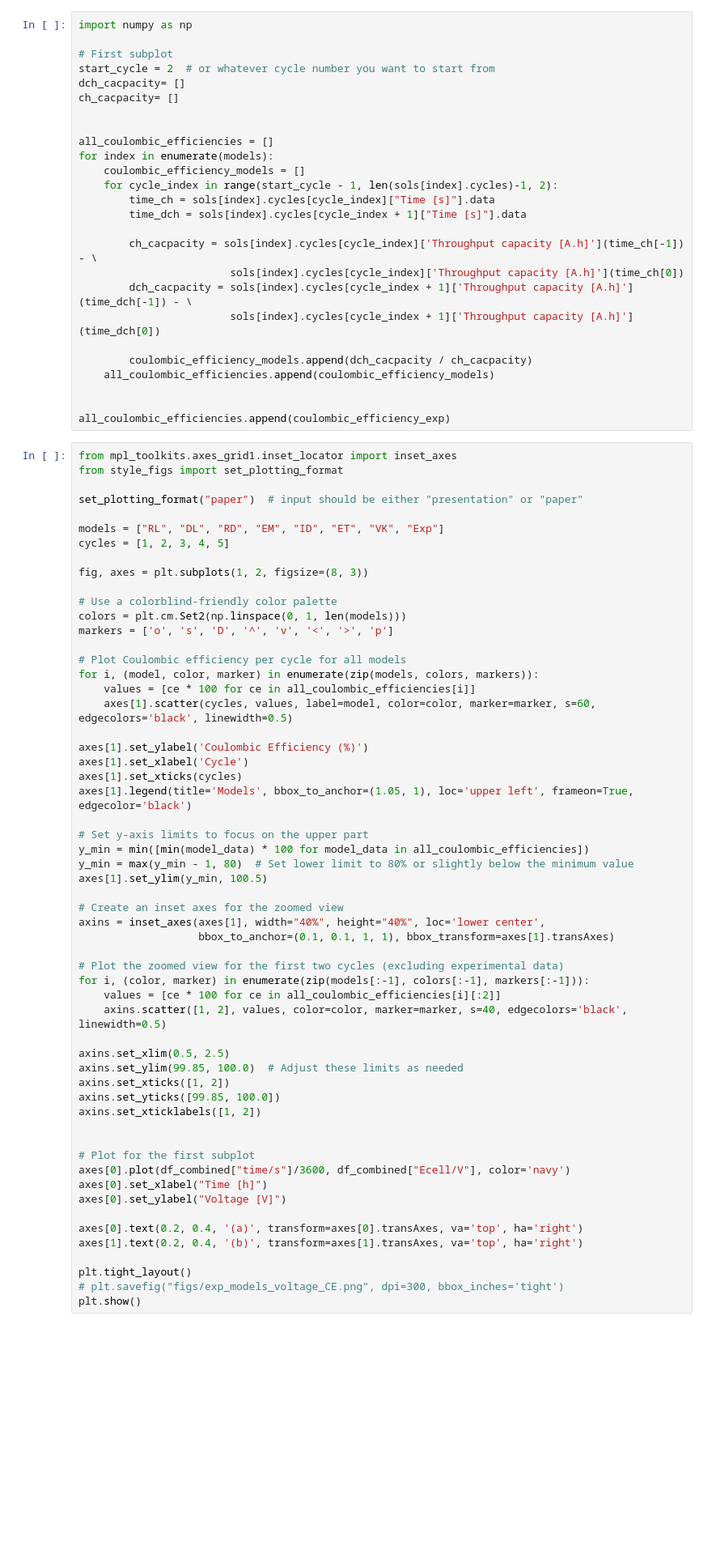
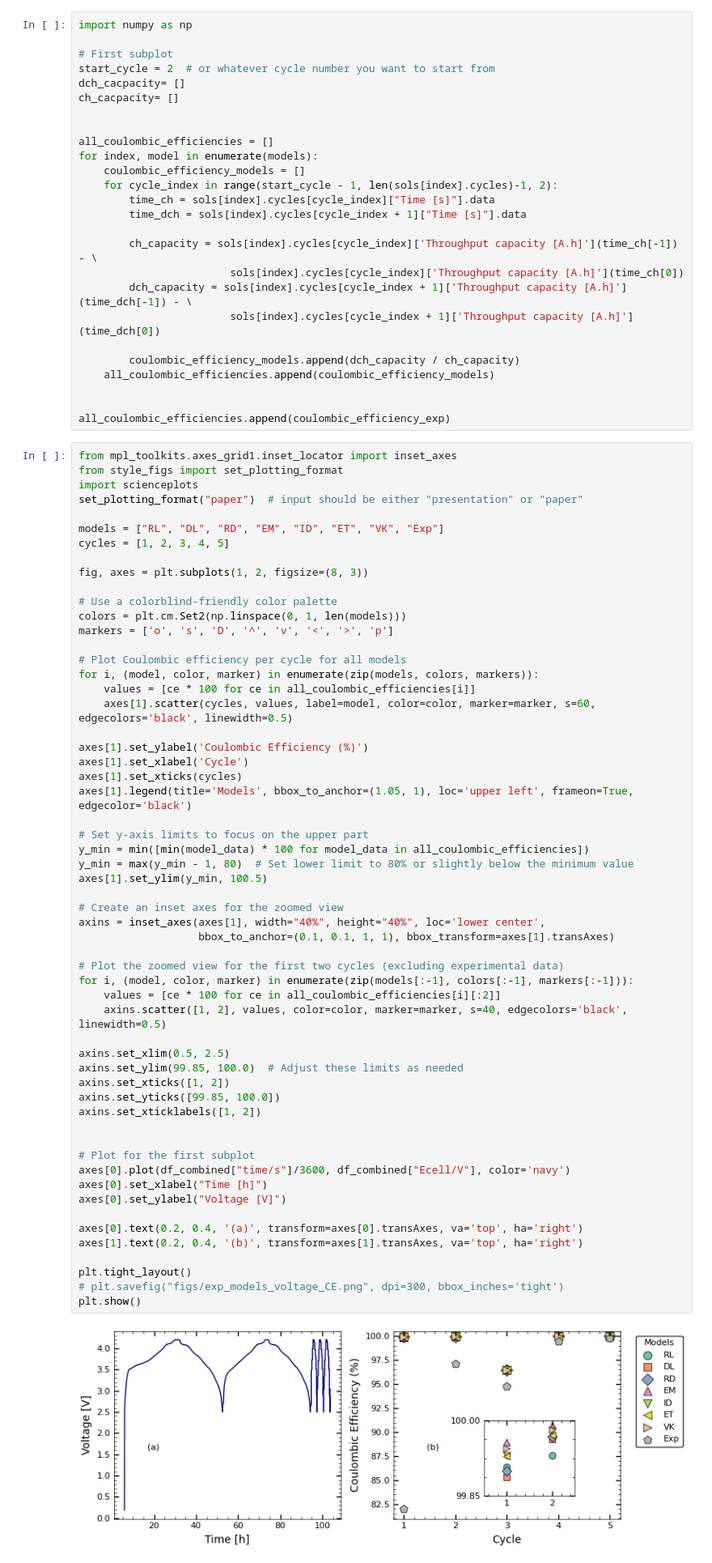
Before and after one commit to mmsg-warwick/zero-dimension-comparison-SEI, a Jupyter notebook: examples/comparsion_exp_models_voltage_CE5.ipynb, the cells around one changed output. Shown at 81% size. Saved outputs shown, nothing was run; the diff lists cells and outputs as text; blank space fills up the shorter version.

```diff
--- a/examples/comparsion_exp_models_voltage_CE5.ipynb
+++ b/examples/comparsion_exp_models_voltage_CE5.ipynb
@@ -138,18 +145,18 @@ ch_cacpacity= []
 
 
 all_coulombic_efficiencies = []
-for index in enumerate(models):
+for index, model in enumerate(models):
     coulombic_efficiency_models = []
     for cycle_index in range(start_cycle - 1, len(sols[index].cycles)-1, 2):
         time_ch = sols[index].cycles[cycle_index]["Time [s]"].data
         time_dch = sols[index].cycles[cycle_index + 1]["Time [s]"].data
 
-        ch_cacpacity = sols[index].cycles[cycle_index]['Throughput capacity [A.h]'](time_ch[-1]) - \
+        ch_capacity = sols[index].cycles[cycle_index]['Throughput capacity [A.h]'](time_ch[-1]) - \
                         sols[index].cycles[cycle_index]['Throughput capacity [A.h]'](time_ch[0])
-        dch_cacpacity = sols[index].cycles[cycle_index + 1]['Throughput capacity [A.h]'](time_dch[-1]) - \
+        dch_capacity = sols[index].cycles[cycle_index + 1]['Throughput capacity [A.h]'](time_dch[-1]) - \
                         sols[index].cycles[cycle_index + 1]['Throughput capacity [A.h]'](time_dch[0])
 
-        coulombic_efficiency_models.append(dch_cacpacity / ch_cacpacity)
+        coulombic_efficiency_models.append(dch_capacity / ch_capacity)
     all_coulombic_efficiencies.append(coulombic_efficiency_models)
 
 
@@ -157,7 +164,7 @@ all_coulombic_efficiencies.append(coulombic_efficiency_exp)
 # %%
 from mpl_toolkits.axes_grid1.inset_locator import inset_axes
 from style_figs import set_plotting_format
-
+import scienceplots
 set_plotting_format("paper")  # input should be either "presentation" or "paper"
 
 models = ["RL", "DL", "RD", "EM", "ID", "ET", "VK", "Exp"]
@@ -183,31 +190,33 @@ axes[1].legend(title='Models', bbox_to_anchor=(1.05, 1), loc='upper left', frame
 y_min = min([min(model_data) * 100 for model_data in all_coulombic_efficiencies])
 y_min = max(y_min - 1, 80)  # Set lower limit to 80% or slightly below the minimum value
 axes[1].set_ylim(y_min, 100.5)
 
 # Create an inset axes for the zoomed view
 axins = inset_axes(axes[1], width="40%", height="40%", loc='lower center',
                    bbox_to_anchor=(0.1, 0.1, 1, 1), bbox_transform=axes[1].transAxes)
 
 # Plot the zoomed view for the first two cycles (excluding experimental data)
-for i, (color, marker) in enumerate(zip(models[:-1], colors[:-1], markers[:-1])):
+for i, (model, color, marker) in enumerate(zip(models[:-1], colors[:-1], markers[:-1])):
     values = [ce * 100 for ce in all_coulombic_efficiencies[i][:2]]
     axins.scatter([1, 2], values, color=color, marker=marker, s=40, edgecolors='black', linewidth=0.5)
 
 axins.set_xlim(0.5, 2.5)
 axins.set_ylim(99.85, 100.0)  # Adjust these limits as needed
 axins.set_xticks([1, 2])
 axins.set_yticks([99.85, 100.0])
 axins.set_xticklabels([1, 2])
 
 
 # Plot for the first subplot
 axes[0].plot(df_combined["time/s"]/3600, df_combined["Ecell/V"], color='navy')
 axes[0].set_xlabel("Time [h]")
 axes[0].set_ylabel("Voltage [V]")
 
 axes[0].text(0.2, 0.4, '(a)', transform=axes[0].transAxes, va='top', ha='right')
 axes[1].text(0.2, 0.4, '(b)', transform=axes[1].transAxes, va='top', ha='right')
 
 plt.tight_layout()
 # plt.savefig("figs/exp_models_voltage_CE.png", dpi=300, bbox_inches='tight')
 plt.show()
+# %% [output]
+[figure, added]
```
Also changed, not shown: parts of 1 cell of this notebook, 4 other files.
